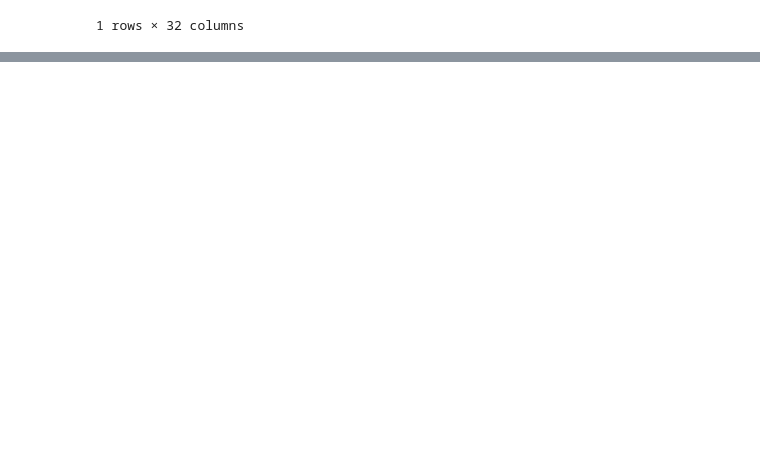
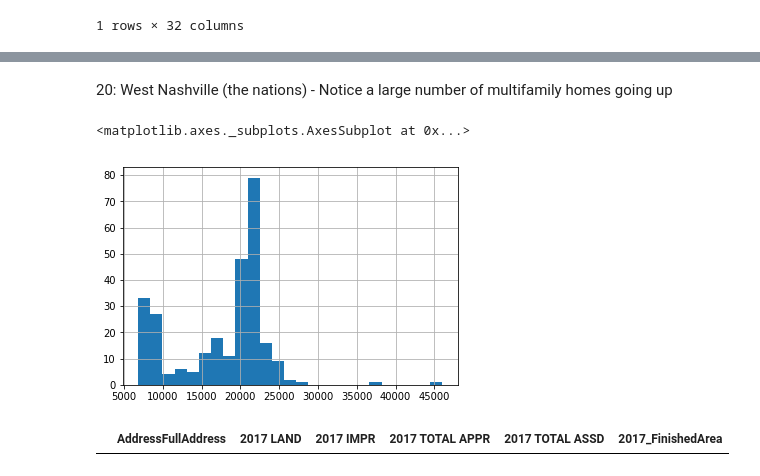
Before and after one commit to Cjcarlevato/data-question-4-affordable-housing-green-dogs, a Jupyter notebook: DQ4_Michael.ipynb, the cells around one changed output, grey strips where cells are left out. Drawn from its saved outputs; the diff is of its cells as text; code cells hidden in the pictures; blank space fills up the shorter version.

```diff
--- a/DQ4_Michael.ipynb
+++ b/DQ4_Michael.ipynb
@@ -164,4 +162,4 @@ final_sf.drop(['APN_m','DistrictCode_m','Council District_m','AddressCity_m',
           'AddressPostalCode_m','DistrictCode_n','Council District_n','AddressCity_n','APN_n','AddressPostalCode_n'], axis = 1, inplace = True)
 final_sf.columns
 
-final_sf.drop_duplicates(keep ='first').shape
+final_sf.drop_duplicates(keep ='first', inplace = True)
@@ -175,7 +171,7 @@ final_sf.drop_duplicates(keep ='first').shape
 # sf2017.head()
 # %%
 res_rebuild['Add'] = res_rebuild.Address_x.str.upper().str.replace(' ', '')
-final_sf['Add'] = sf.AddressFullAddress.str.upper().str.replace(' ', '')
+final_sf['Add'] = final_sf.AddressFullAddress.str.upper().str.replace(' ', '')
 # %%
 res_merged = pd.merge(res_rebuild, final_sf, on = 'Add', how = 'inner')
 # %%
@@ -201,6 +197,7 @@ res_merged.shape
 # %%
 # Percent change in appraised value from 2013 to 2017
 final_sf['Pct_Change'] = (final_sf['2017 TOTAL APPR'] - final_sf['2013 TOTAL APPR']) / final_sf['2013 TOTAL APPR']
+final_sf['Pct_Change_Overall'] = (final_sf['2017 TOTAL APPR'] - final_sf['2009 TOTAL APPR']) / final_sf['2009 TOTAL APPR']
 # %%
 final_sf.Pct_Change.describe()
 # %% [output]
@@ -813,0 +1021,8 @@ census_2016.loc[census_2016['GEO.id2'].str.contains('37019200')]
+# %%
+new_res = bp.loc[(bp['Permit Type'] == 'CARN') & (bp['Permit Subtype'] == 'CAA01R301')]
+
+new_res['Add'] = new_res.Address.str.upper().str.replace(' ', '')
+
+new_res_sf = pd.merge(new_res, final_sf, on = 'Add')
+
+new_res_sf = new_res_sf.loc[(new_res_sf['2017_FinishedArea'] > 0) & (new_res_sf['2017 IMPR'] > new_res_sf['2017 LAND'])]
@@ -813,0 +1193,12 @@ census_2016.loc[census_2016['GEO.id2'].str.contains('37019200')]
+# %% [markdown]
+20: West Nashville (the nations) - Notice a large number of multifamily homes going up
+# %%
+new_res_sf.loc[(new_res_sf['Council District'] == 20)].Mortgage_Per_Year_2017.hist(bins = 25)
+# %% [output]
+<matplotlib.axes._subplots.AxesSubplot at 0x...>
+[figure, added]
+# %%
+new_res_sf.loc[(new_res_sf['Council District'] == 20) & (new_res_sf.Mortgage_Per_Year_2017 < 5000)][['AddressFullAddress','2017 LAND',
+       '2017 IMPR', '2017 TOTAL APPR', '2017 TOTAL ASSD', '2017_FinishedArea']].sort_values('2017 IMPR')
+# %% [output]
+|  | AddressFullAddress | 2017 LAND | 2017 IMPR | 2017 TOTAL APPR | 2017 TOTAL ASSD | 2017_FinishedArea |
```
Also changed, not shown: parts of 89 cells of this notebook.
